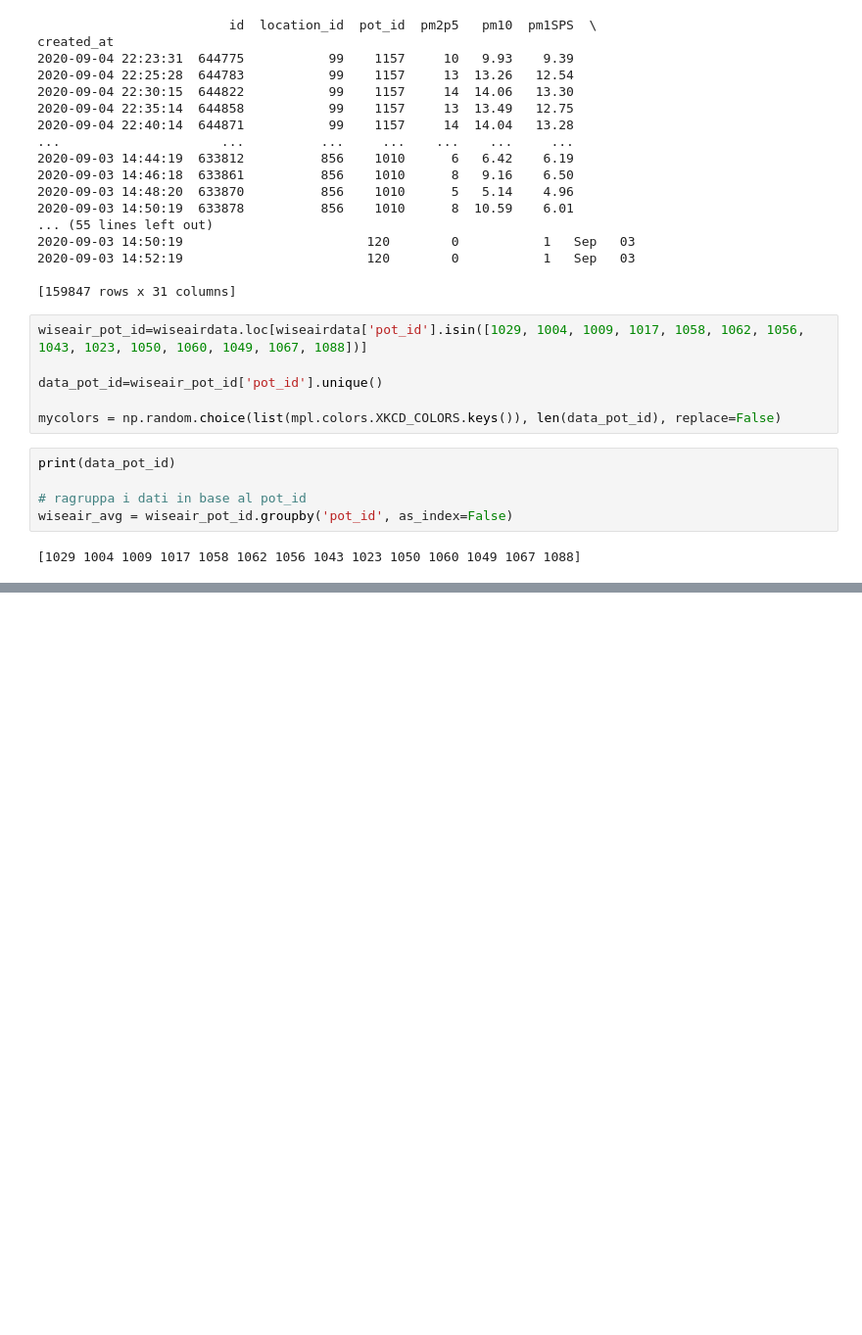
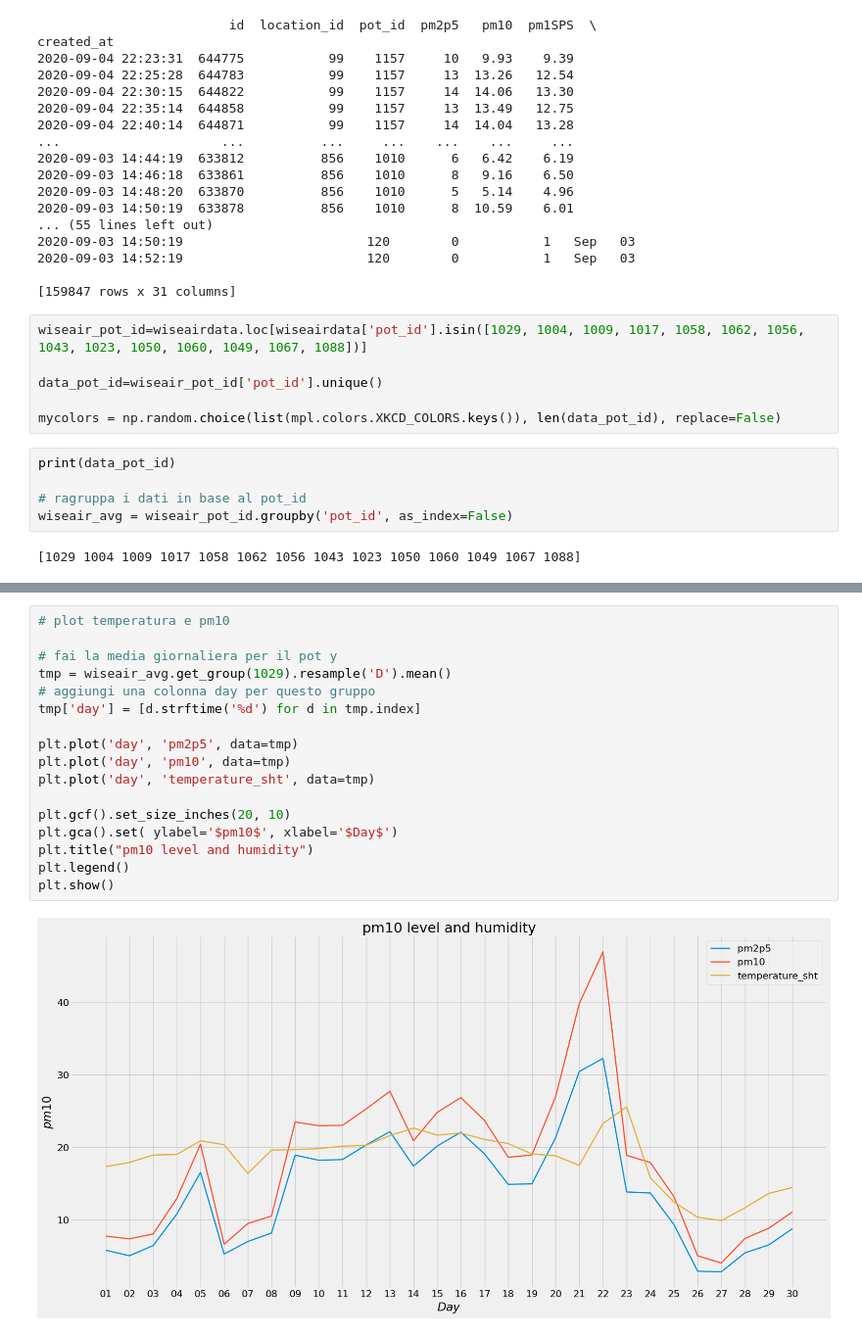
Before and after one commit to AlePalu/AirQualityForecasting, a Jupyter notebook: timeseries2.ipynb, the cells around one changed output, grey strips where cells are left out. Shown at 98% size. Cells and saved outputs as stored; diff of their text form; blank space fills up the shorter version.

```diff
--- a/timeseries2.ipynb
+++ b/timeseries2.ipynb
@@ -149,0 +173,19 @@ plt.show()
+# %%
+# plot temperatura e pm10
+
+# fai la media giornaliera per il pot y
+tmp = wiseair_avg.get_group(1029).resample('D').mean()
+# aggiungi una colonna day per questo gruppo
+tmp['day'] = [d.strftime('%d') for d in tmp.index]
+
+plt.plot('day', 'pm2p5', data=tmp)
+plt.plot('day', 'pm10', data=tmp)
+plt.plot('day', 'temperature_sht', data=tmp)
+
+plt.gcf().set_size_inches(20, 10)
+plt.gca().set( ylabel='$pm10$', xlabel='$Day$')
+plt.title("pm10 level and humidity")
+plt.legend()
+plt.show()
+# %% [output]
+[figure, added]
```
Also changed, not shown: parts of 3 cells of this notebook.
